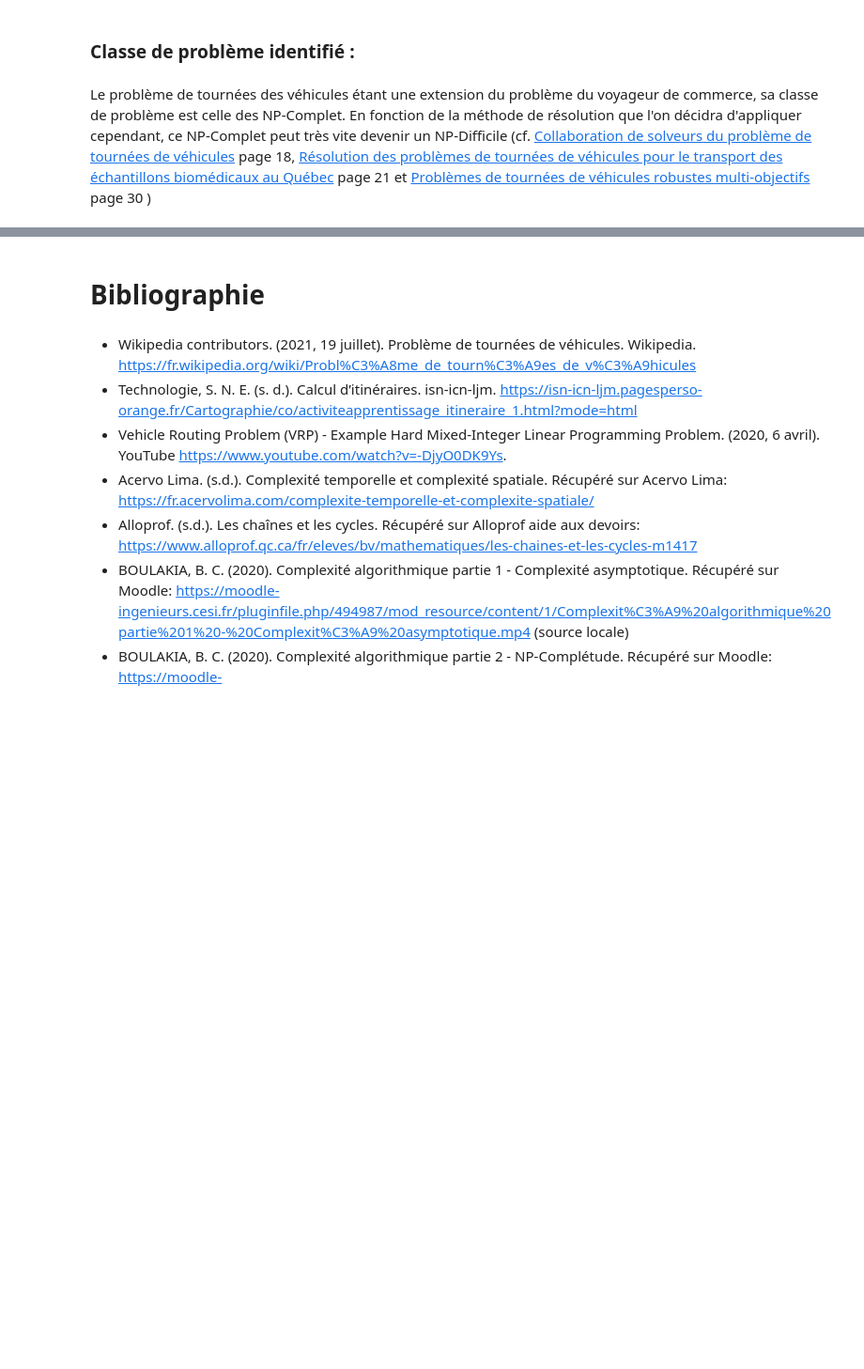
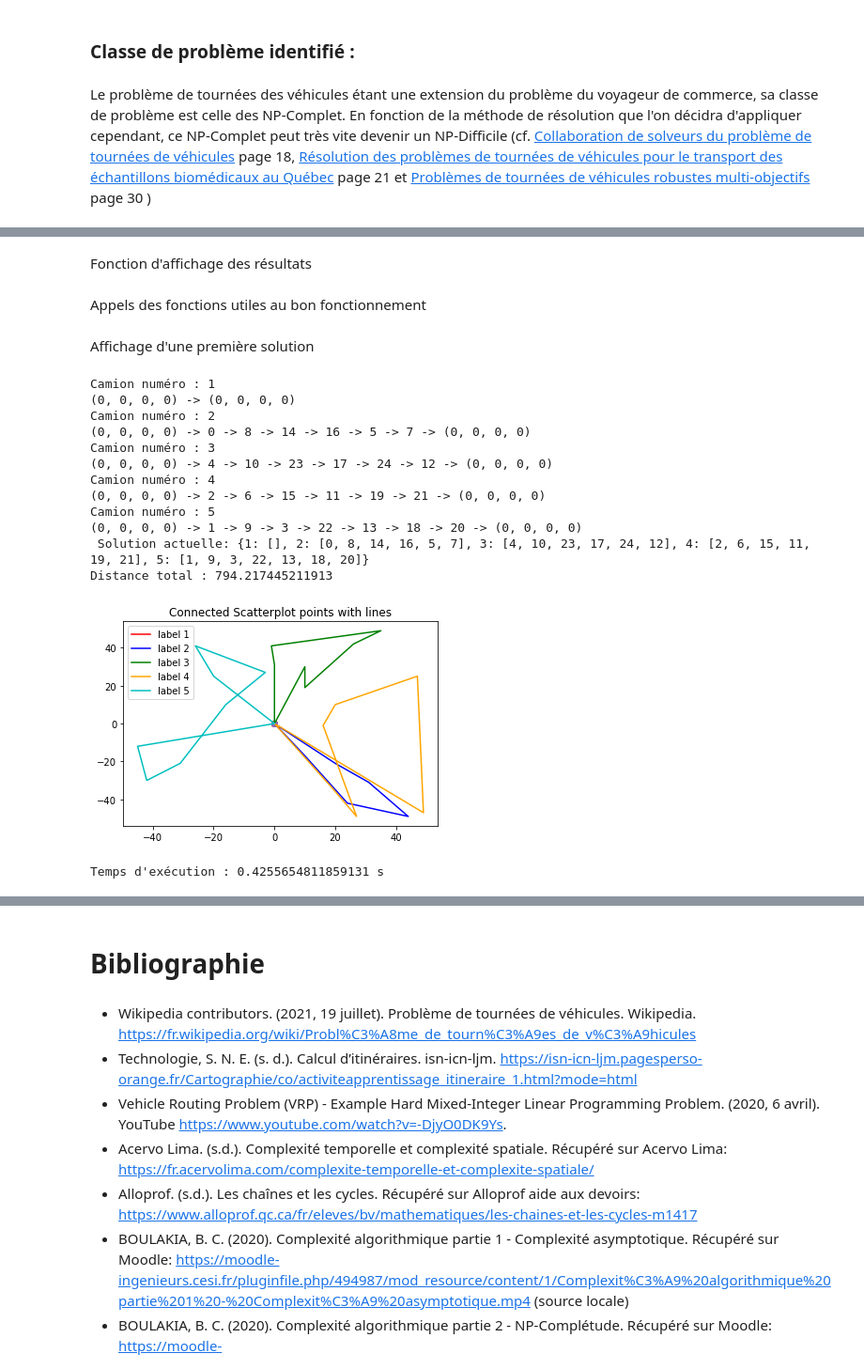
Before and after one commit to xMimilou/advanced_algorithm, a Jupyter notebook: Livrable 1 - Modélisation.ipynb, the cells around one changed output, grey strips where cells are left out. Shown at 94% size. Drawn from its saved outputs; the diff is of its cells as text; code cells hidden in the pictures; blank space fills up the shorter version.

```diff
--- a/Livrable 1 - Modélisation.ipynb
+++ b/Livrable 1 - Modélisation.ipynb
@@ -109,0 +366,64 @@ Plusieurs pistes ont été identifiées pour pouvoir permettre une résolution
+# %% [markdown]
+Fonction d'affichage des résultats
+# %%
+def display_result(p_solution) -> None:
+    '''
+    Display the solution of the problem.
+
+    :param solution: Solution of the problem.
+    '''
+
+    plt.title("")
+
+    # plot scatter plot with x and y data
+
+    for truck in p_solution:
+        x = [0]
+        y = [0]
+        plt.scatter(x, y)
+        print("Camion numéro : " + str(truck))
+        print("(0, 0, 0, 0)" + " -> ", end='')
+        for item in p_solution[truck]:
+            x.append(coord_city[item][0])
+            y.append(coord_city[item][1])
+            print(str(item) + " -> ", end='')
+        print("(0, 0, 0, 0)")
+        x.append(0)
+        y.append(0)
+        plt.plot(x, y, label="label " + str(truck), color=list_color[truck])
+        plt.legend()
+
+    print(f" Solution actuelle: {p_solution}")
+    print(f"Distance total : {total_distance(p_solution)}")
+    plt.show()
+# %% [markdown]
+Appels des fonctions utiles au bon fonctionnement
+# %%
+coord_city = random_cities()
+solution_initiale = generate_random_solution(truck_container(), coord_city)
+new_coord_city = {-1 : [Infinity, Infinity]}
+coord_city.update(new_coord_city)
+# %% [markdown]
+Affichage d'une première solution
+# %%
+start = time.time()
+val, courants, meilleurs_courants = tabu_search(solution_initiale, size_tabu, iter_max)
+display_result(val)
+end = time.time()
+elapsed = end - start
+print(f'Temps d\'exécution : {elapsed} s')
+# %% [output]
+Camion numéro : 1
+(0, 0, 0, 0) -> (0, 0, 0, 0)
+Camion numéro : 2
+(0, 0, 0, 0) -> 0 -> 8 -> 14 -> 16 -> 5 -> 7 -> (0, 0, 0, 0)
+Camion numéro : 3
+(0, 0, 0, 0) -> 4 -> 10 -> 23 -> 17 -> 24 -> 12 -> (0, 0, 0, 0)
+Camion numéro : 4
+(0, 0, 0, 0) -> 2 -> 6 -> 15 -> 11 -> 19 -> 21 -> (0, 0, 0, 0)
+Camion numéro : 5
+(0, 0, 0, 0) -> 1 -> 9 -> 3 -> 22 -> 13 -> 18 -> 20 -> (0, 0, 0, 0)
+ Solution actuelle: {1: [], 2: [0, 8, 14, 16, 5, 7], 3: [4, 10, 23, 17, 24, 12], 4: [2, 6, 15, 11, 19, 21], 5: [1, 9, 3, 22, 13, 18, 20]}
+Distance total : 794.217445211913
+[figure, added]
+Temps d'exécution : 0.4255654811859131 s
```
Also changed, not shown: parts of 22 cells of this notebook.
